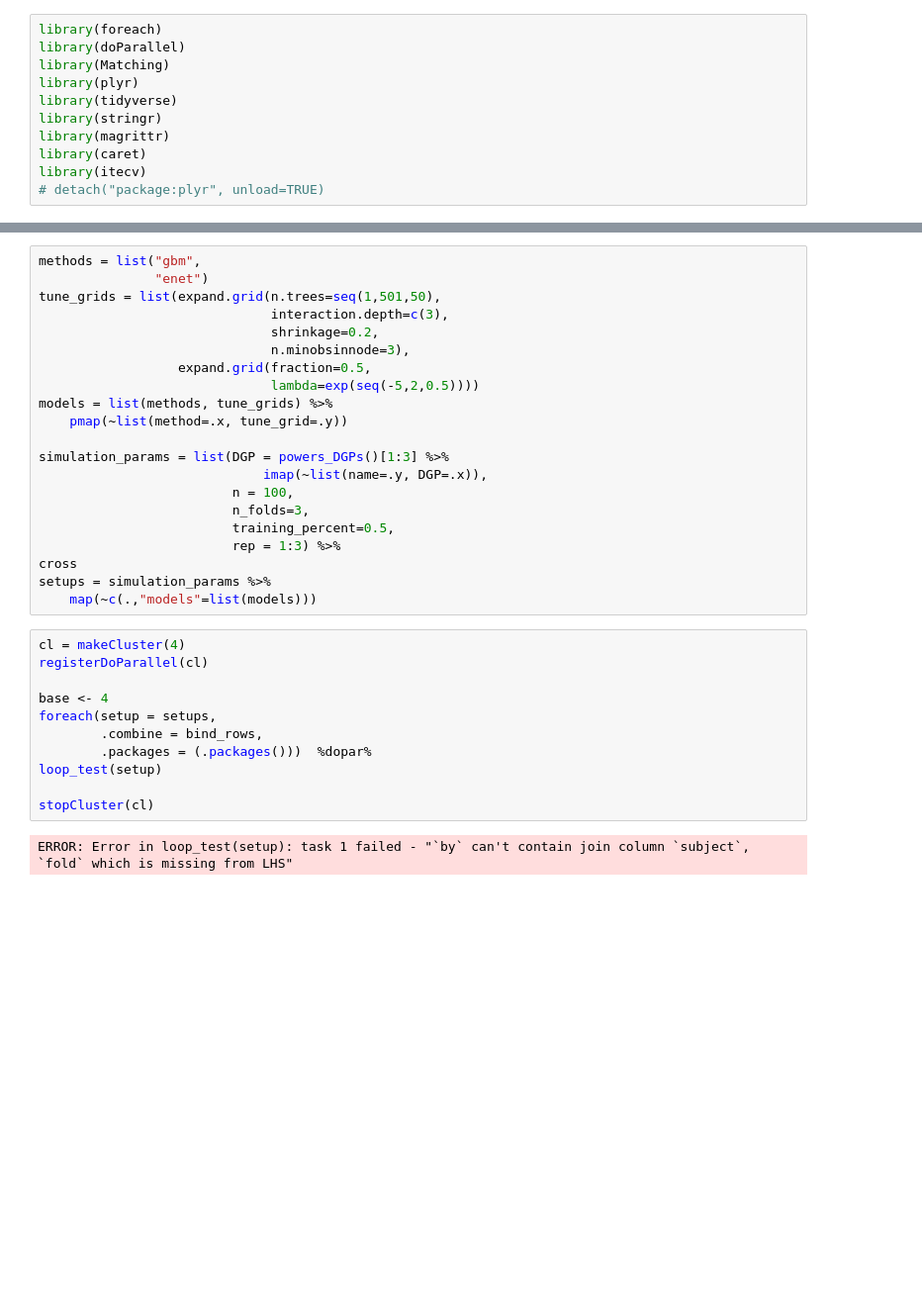
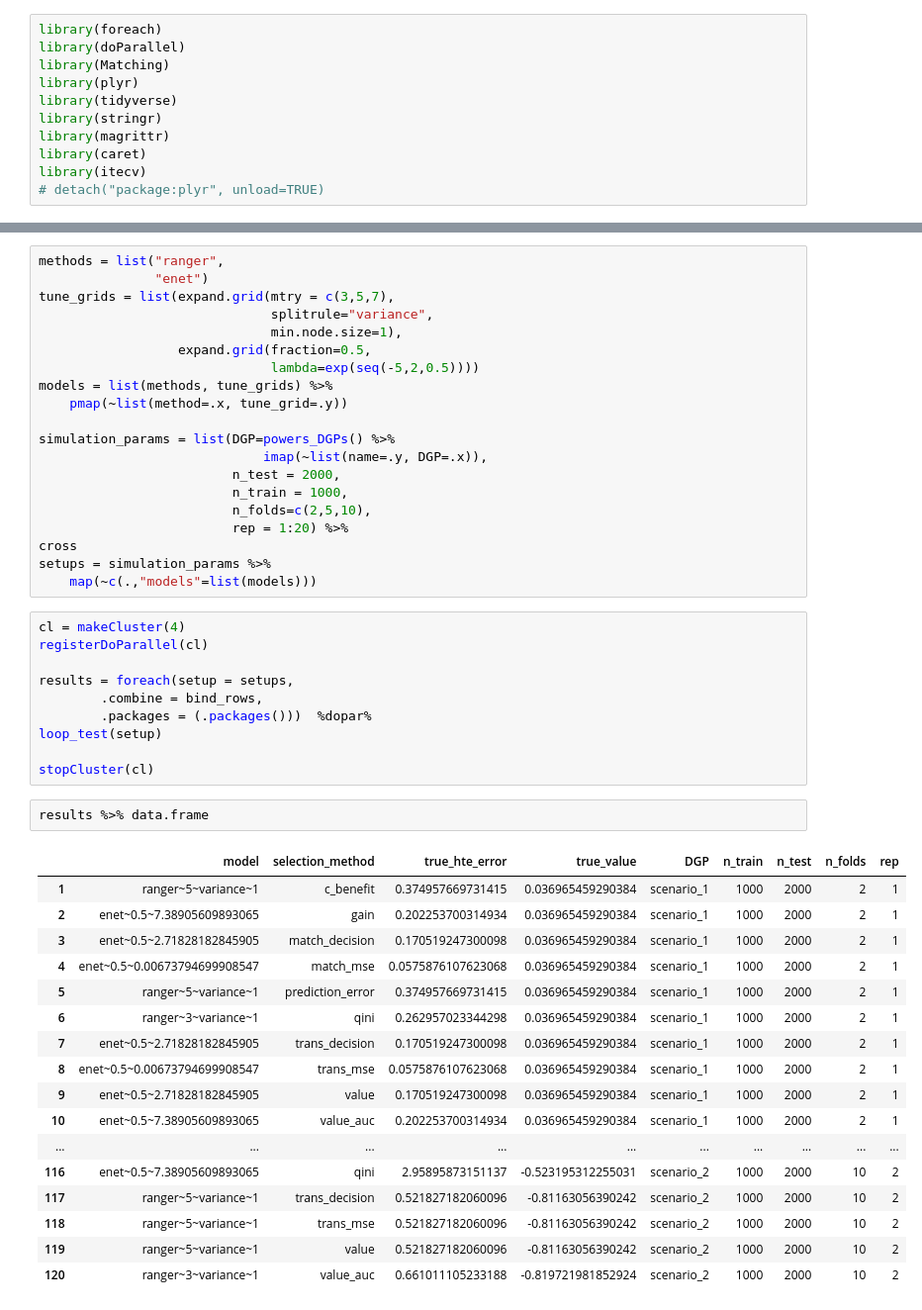
Before and after one commit to som-shahlab/ITE-model-selection, a Jupyter notebook: run-experiments.ipynb, the cells around one changed output, grey strips where cells are left out. Shown at 99% size. Cells and saved outputs as stored; diff of their text form; blank space fills up the shorter version.

Commit message:
paper edits
- switched from (n, percent_training) to (n_train, n_test)
- corrected instances of “test set” in the paper to “validation set”

```diff
--- a/run-experiments.ipynb
+++ b/run-experiments.ipynb
@@ -27,23 +31,22 @@ loop_test = function(setup) {
     return(true_selection_error)
 }
 # %%
-methods = list("gbm",
+methods = list("ranger",
                "enet")
-tune_grids = list(expand.grid(n.trees=seq(1,501,50),
-                              interaction.depth=c(3),
-                              shrinkage=0.2,
-                              n.minobsinnode=3),
+tune_grids = list(expand.grid(mtry = c(3,5,7),
+                              splitrule="variance",
+                              min.node.size=1),
                   expand.grid(fraction=0.5,
                               lambda=exp(seq(-5,2,0.5))))
 models = list(methods, tune_grids) %>%
     pmap(~list(method=.x, tune_grid=.y))
 
-simulation_params = list(DGP = powers_DGPs()[1:3] %>%
+simulation_params = list(DGP=powers_DGPs() %>%
                              imap(~list(name=.y, DGP=.x)),
-                         n = 100,
-                         n_folds=3,
-                         training_percent=0.5,
-                         rep = 1:3) %>%
+                         n_test = 2000,
+                         n_train = 1000,
+                         n_folds=c(2,5,10),
+                         rep = 1:20) %>%
 cross
 setups = simulation_params %>%
     map(~c(.,"models"=list(models)))
@@ -51,12 +54,29 @@ setups = simulation_params %>%
 cl = makeCluster(4)
 registerDoParallel(cl)
 
-base <- 4
-foreach(setup = setups,
+results = foreach(setup = setups,
         .combine = bind_rows,
         .packages = (.packages()))  %dopar%
 loop_test(setup)
 
 stopCluster(cl)
-# %% [output]
-ERROR: Error in loop_test(setup): task 1 failed - "`by` can't contain join column `subject`, `fold` which is missing from LHS"
+# %%
+results %>% data.frame
+# %% [output]
+|  | model | selection_method | true_hte_error | true_value | DGP | n_train | n_test | n_folds | rep |
+| 1 | ranger~5~variance~1 | c_benefit | 0.374957669731415 | 0.036965459290384 | scenario_1 | 1000 | 2000 | 2 | 1 |
+| 2 | enet~0.5~7.38905609893065 | gain | 0.202253700314934 | 0.036965459290384 | scenario_1 | 1000 | 2000 | 2 | 1 |
+| 3 | enet~0.5~2.71828182845905 | match_decision | 0.170519247300098 | 0.036965459290384 | scenario_1 | 1000 | 2000 | 2 | 1 |
+| 4 | enet~0.5~0.00673794699908547 | match_mse | 0.0575876107623068 | 0.036965459290384 | scenario_1 | 1000 | 2000 | 2 | 1 |
+| 5 | ranger~5~variance~1 | prediction_error | 0.374957669731415 | 0.036965459290384 | scenario_1 | 1000 | 2000 | 2 | 1 |
+| 6 | ranger~3~variance~1 | qini | 0.262957023344298 | 0.036965459290384 | scenario_1 | 1000 | 2000 | 2 | 1 |
+| 7 | enet~0.5~2.71828182845905 | trans_decision | 0.170519247300098 | 0.036965459290384 | scenario_1 | 1000 | 2000 | 2 | 1 |
+| 8 | enet~0.5~0.00673794699908547 | trans_mse | 0.0575876107623068 | 0.036965459290384 | scenario_1 | 1000 | 2000 | 2 | 1 |
+| 9 | enet~0.5~2.71828182845905 | value | 0.170519247300098 | 0.036965459290384 | scenario_1 | 1000 | 2000 | 2 | 1 |
+| 10 | enet~0.5~7.38905609893065 | value_auc | 0.202253700314934 | 0.036965459290384 | scenario_1 | 1000 | 2000 | 2 | 1 |
+| ... | ... | ... | ... | ... | ... | ... | ... | ... | ... |
+| 116 | enet~0.5~7.38905609893065 | qini | 2.95895873151137 | -0.523195312255031 | scenario_2 | 1000 | 2000 | 10 | 2 |
+| 117 | ranger~5~variance~1 | trans_decision | 0.521827182060096 | -0.81163056390242 | scenario_2 | 1000 | 2000 | 10 | 2 |
+| 118 | ranger~5~variance~1 | trans_mse | 0.521827182060096 | -0.81163056390242 | scenario_2 | 1000 | 2000 | 10 | 2 |
+| 119 | ranger~5~variance~1 | value | 0.521827182060096 | -0.81163056390242 | scenario_2 | 1000 | 2000 | 10 | 2 |
+| 120 | ranger~3~variance~1 | value_auc | 0.661011105233188 | -0.819721981852924 | scenario_2 | 1000 | 2000 | 10 | 2 |
```
Also changed, not shown: parts of 1 cell of this notebook, 11 other files.
